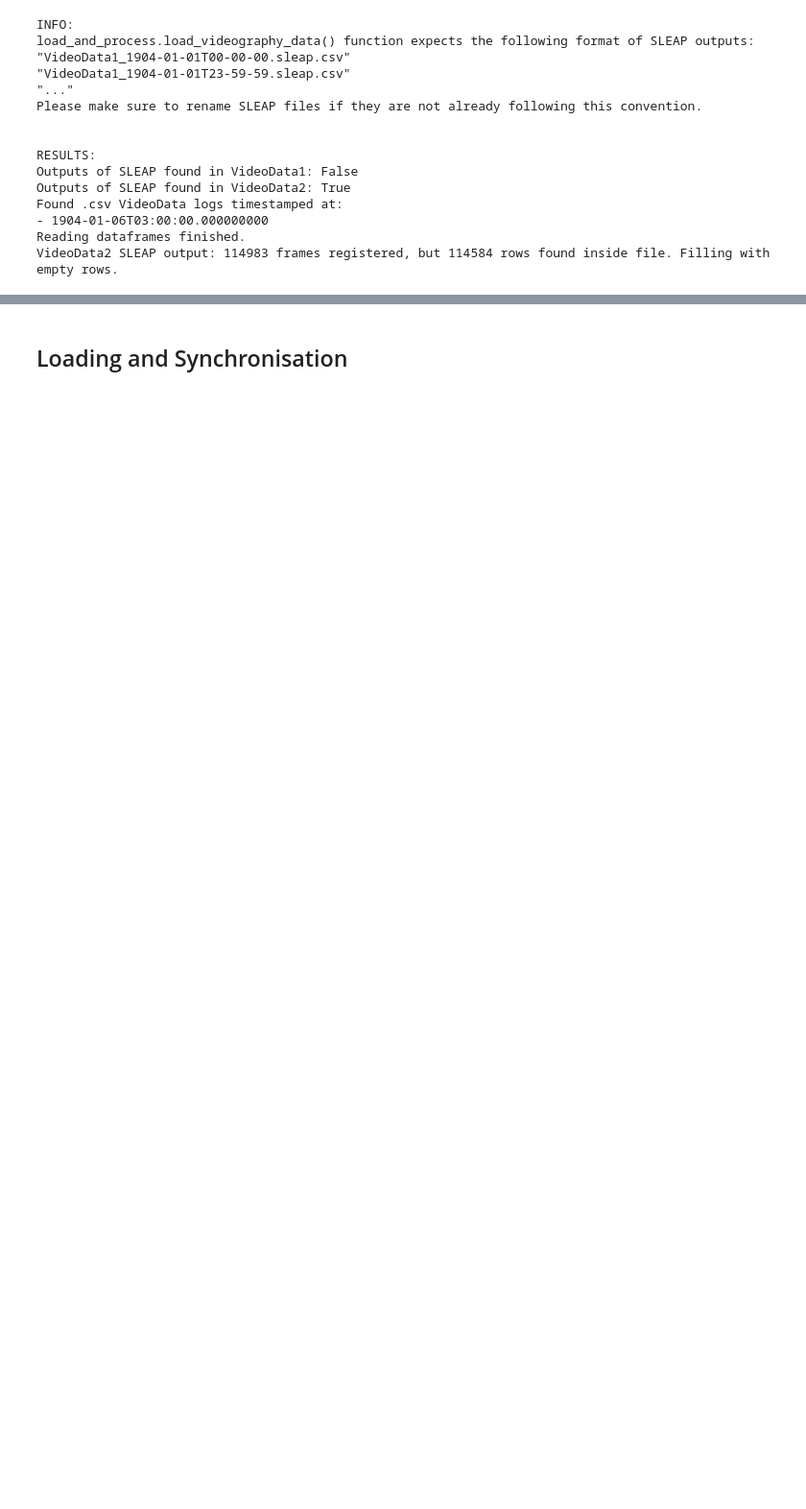
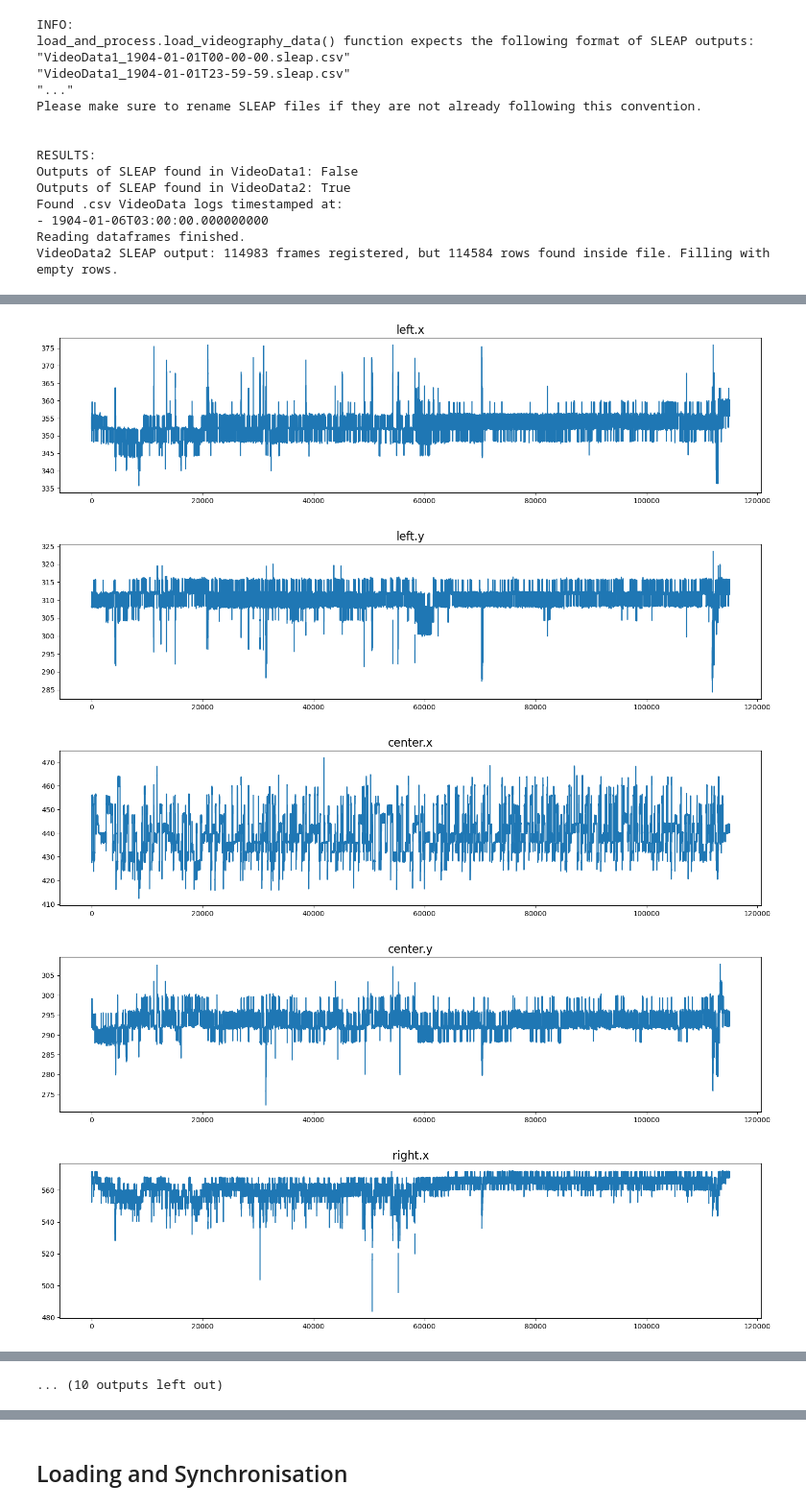
Before and after one commit to ikharitonov/vestibular_vr_pipeline, a Jupyter notebook: 1_DEMO_data_extraction_pipeline.ipynb, the cells around one changed output, grey strips where cells are left out. Shown at 96% size. Cells and saved outputs as stored; diff of their text form; code cells hidden in the pictures; blank space fills up the shorter version.

Commit message:
demo 1 sleap QC and h5 saving added

```diff
--- a/1_DEMO_data_extraction_pipeline.ipynb
+++ b/1_DEMO_data_extraction_pipeline.ipynb
@@ -23,5 +34,5 @@ Flipped video saved as: /home/ikharitonov/RANCZLAB-NAS/data/ONIX/20240730_Mismat
 # %%
-VideoData1, VideoData2 = lp.load_videography_data(data_path)
+VideoData1, VideoData2, VideoData1_Has_Sleap, VideoData2_Has_Sleap = lp.load_videography_data(data_path)
 # %% [output]
 INFO:
 load_and_process.load_videography_data() function expects the following format of SLEAP outputs:
@@ -40,0 +137,15 @@ VideoData2 SLEAP output: 114983 frames registered, but 114584 rows found inside
+# %%
+columns_of_interest = ['left.x','left.y','center.x','center.y','right.x','right.y','p1.x','p1.y','p2.x','p2.y','p3.x','p3.y','p4.x','p4.y','p5.x','p5.y','p6.x','p6.y','p7.x','p7.y','p8.x','p8.y']
+coordinates_dict=lp.get_coordinates_dict(VideoData2, columns_of_interest)
+
+for col in columns_of_interest:
+    plt.figure(figsize=(18,4))
+    plt.title(col, fontsize=16)
+    plt.plot(VideoData2[col].values)
+    plt.show()
+# %% [output]
+[figure, added]
+[figure, added]
+[figure, added]
+[figure, added]
+[figure, added]
@@ -40,0 +159 @@ VideoData2 SLEAP output: 114983 frames registered, but 114584 rows found inside
+... (10 outputs left out)
```
Also changed, not shown: parts of 32 cells of this notebook.
